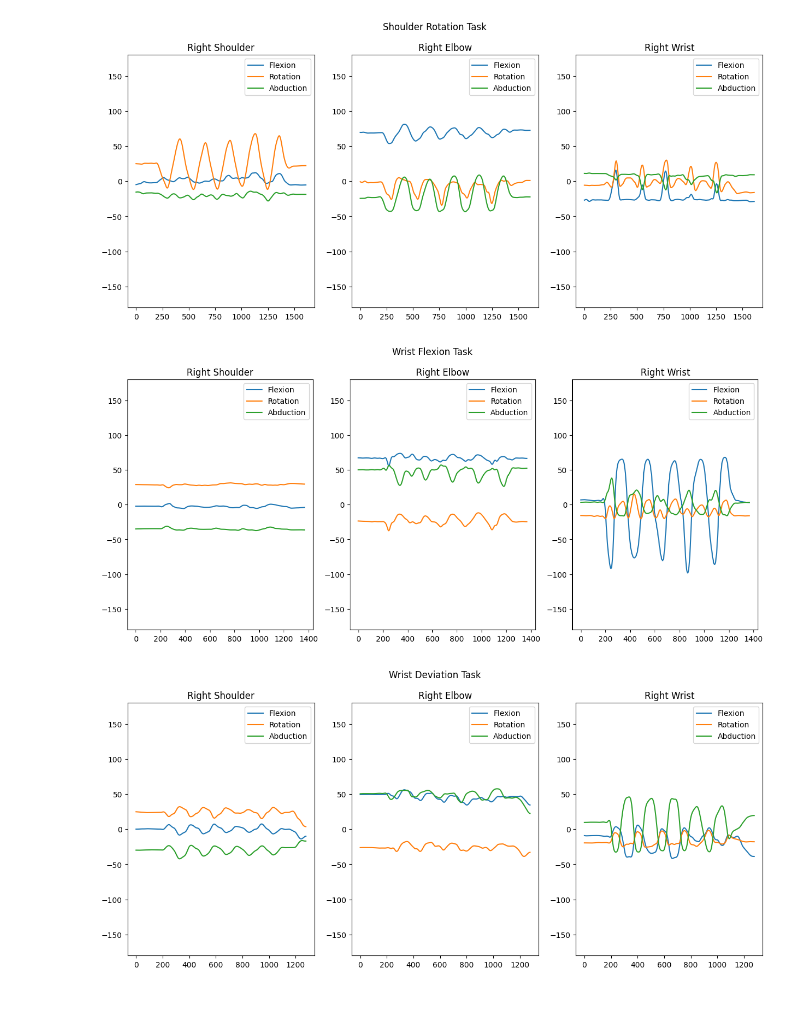
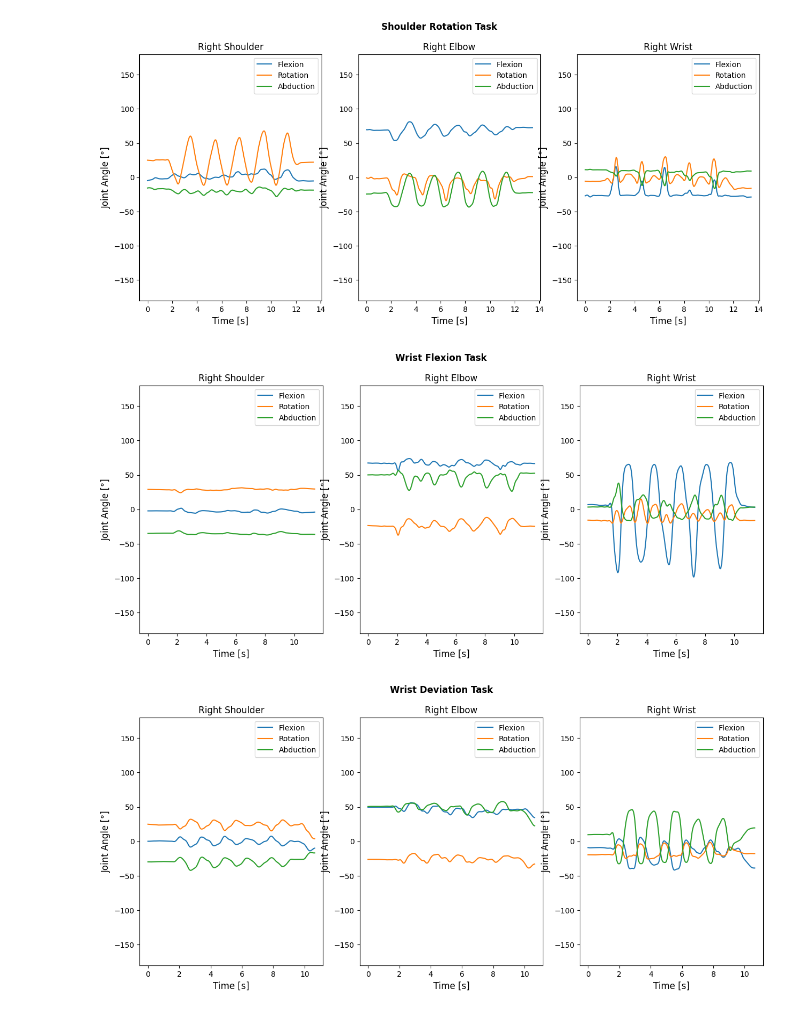
Before and after one commit to alexbonf/Biomechanics-joint-angle-analysis, a Jupyter notebook: Python/3.Optical_MoCap_JointAngles.ipynb, the cells around one changed output. Cells and saved outputs as stored; diff of their text form; code cells hidden in the pictures.

```diff
--- a/Python/3.Optical_MoCap_JointAngles.ipynb
+++ b/Python/3.Optical_MoCap_JointAngles.ipynb
@@ -243,22 +243,21 @@ with open('3.OPTO_Joint_Angles.pkl', 'wb') as f:
 
 
 joints = ['Right Shoulder', 'Right Elbow', 'Right Wrist']
-
+fs = 120
 for task in range(len(Joint_Angles_dict)):
     fig, axList = plt.subplots(1,3, figsize=(15,6))
-    fig.suptitle(Joint_Angles_dict[task]['Task Name'])
-
-    # if task == 3:
-    #     sequence = 'XYZ'
-    # elif task == 5 or task == 6:
-    #     sequence = 'ZYX'
-    # else:
-    #     sequence = 'ZXY'
+    fig.suptitle(Joint_Angles_dict[task]['Task Name'], fontsize=12, fontweight='bold')
 
     for j in range(len(joints)):
+        time_vector = np.arange(len(Joint_Angles_dict[task][joint]))/fs
         joint = joints[j]
-        axList[j].set_title(joint)
-        axList[j].plot(Joint_Angles_dict[task][joint])
+        axList[j].set_title(joint, fontsize=12)
+        axList[j].plot(time_vector, Joint_Angles_dict[task][joint])
         axList[j].legend(['Flexion','Rotation', 'Abduction'])
         axList[j].set_ylim(-180, 180)
+        axList[j].set_ylabel('Joint Angle [°]', fontsize=12)
+        axList[j].set_xlabel('Time [s]', fontsize=12)
+
+    if task == 7:
+        fig.savefig('Figures\\Drinking.svg', format='svg')
 # %% [output]
@@ -269,3 +268,3 @@ for task in range(len(Joint_Angles_dict)):
-[figure, old version]
+[figure, new version]
-[figure, old version]
+[figure, new version]
-[figure, old version]
+[figure, new version]
```
Also changed, not shown: parts of 1 cell of this notebook, 3 other files.
